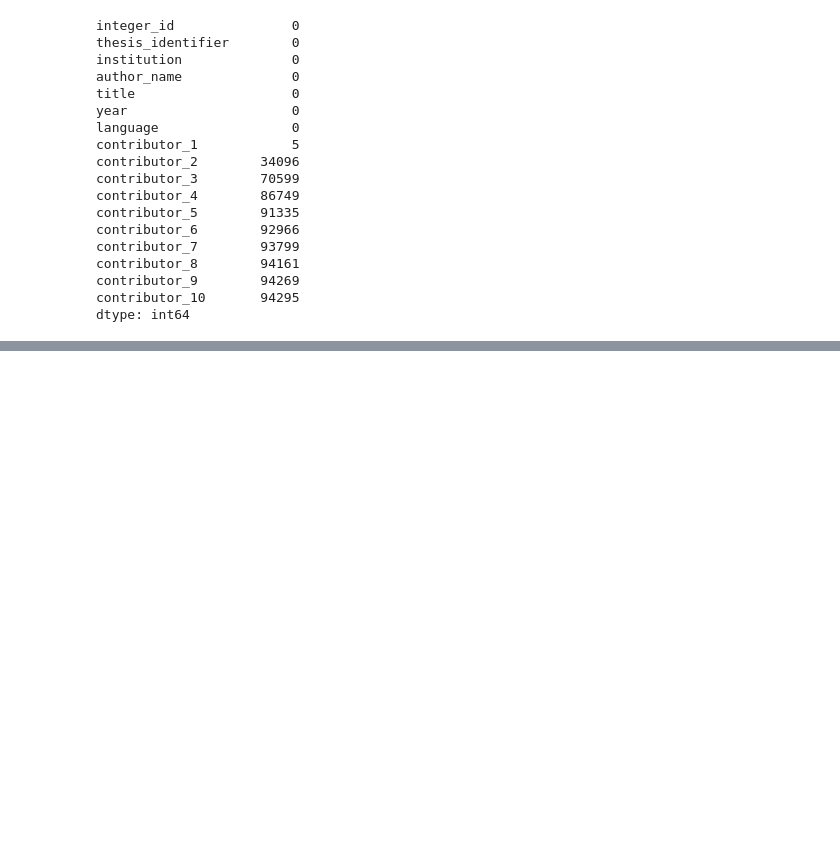
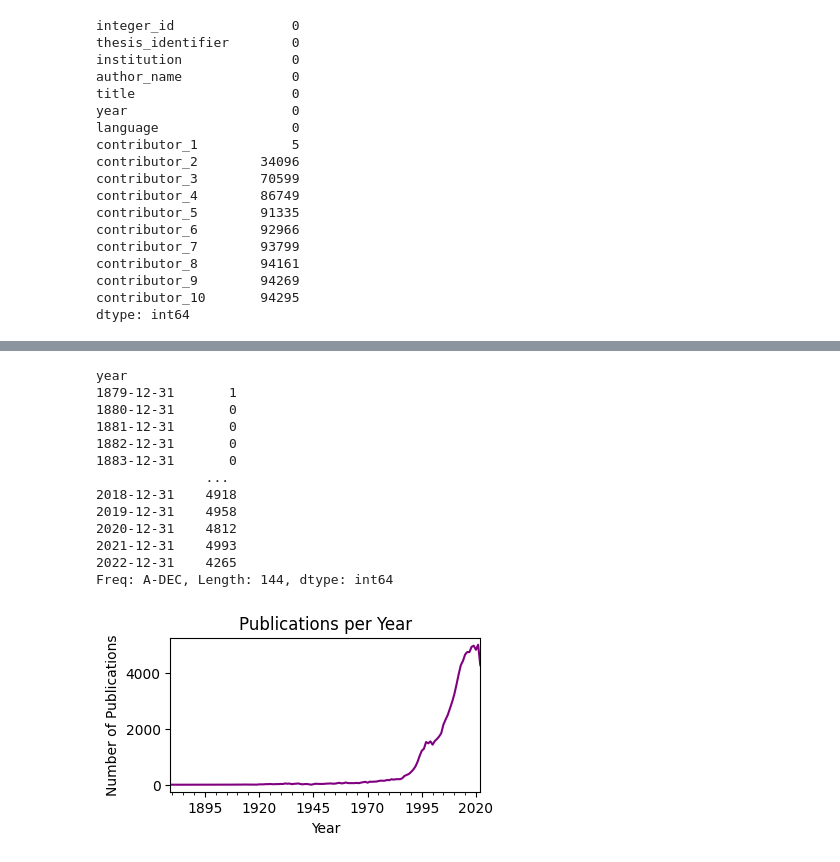
Before and after one commit to StefKirsch/clean-and-enrich-phd-supervisor-data, a Jupyter notebook: EDA.ipynb, the cells around one changed output, grey strips where cells are left out. Cells and saved outputs as stored; diff of their text form; code cells hidden in the pictures; blank space fills up the shorter version.

```diff
--- a/EDA.ipynb
+++ b/EDA.ipynb
@@ -268,0 +132,25 @@ print(non_unique_df)
+# %%
+# grouping by year to obtain publications per year
+df_per_year = df.groupby(pd.Grouper(key='year', freq='Y')).size()
+print(df_per_year)
+
+df_per_year.plot(kind='line', figsize=(4, 2), c='purple')
+plt.xlabel('Year')
+plt.ylabel('Number of Publications')
+plt.title('Publications per Year')
+plt.show()
+# %% [output]
+year
+1879-12-31       1
+1880-12-31       0
+1881-12-31       0
+1882-12-31       0
+1883-12-31       0
+              ...
+2018-12-31    4918
+2019-12-31    4958
+2020-12-31    4812
+2021-12-31    4993
+2022-12-31    4265
+Freq: A-DEC, Length: 144, dtype: int64
+[figure, added]
```
Also changed, not shown: parts of 45 cells of this notebook.
